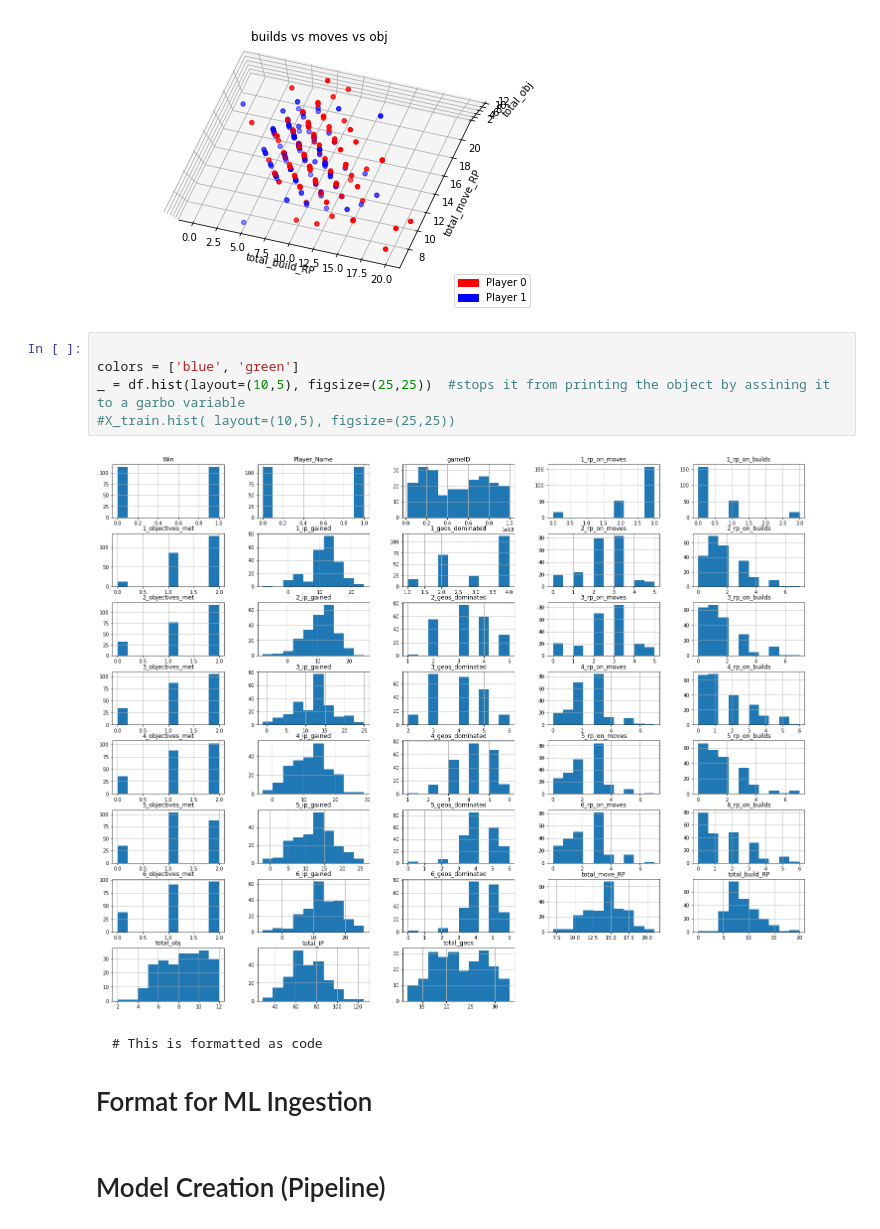
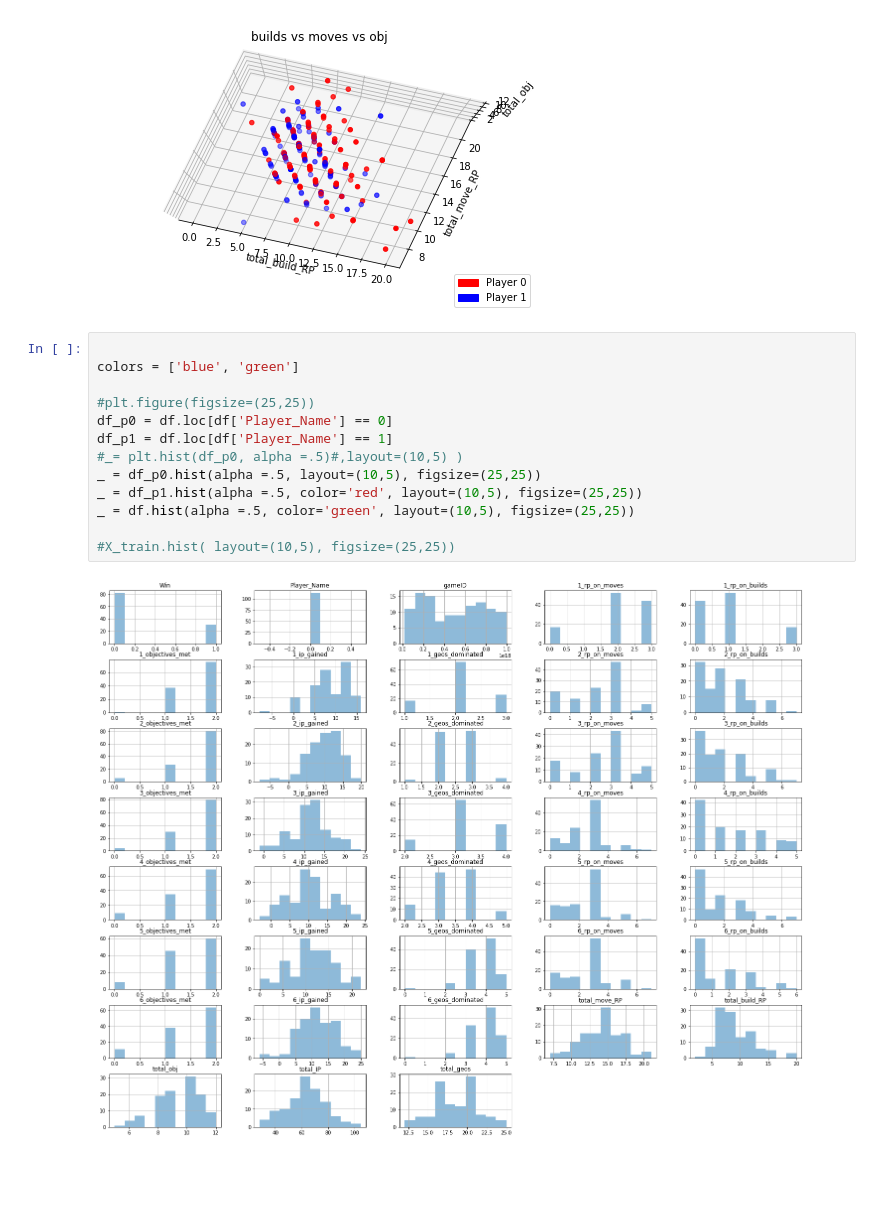
Before and after one commit to Tkokotaj/Test, a Jupyter notebook: 623Project.ipynb, the cells around one changed output. Cells and saved outputs as stored; diff of their text form; blank space fills up the shorter version.

````diff
--- a/623Project.ipynb
+++ b/623Project.ipynb
@@ -135,20 +158,18 @@ for i in range(0, 360, (int(360/numAngles))):
 [figure]
 288
 [figure]
-# %%
-
-colors = ['blue', 'green']
-_ = df.hist(layout=(10,5), figsize=(25,25))  #stops it from printing the object by assining it to a garbo variable
-#X_train.hist( layout=(10,5), figsize=(25,25))
-# %% [output]
-[figure, removed]
-# %% [markdown]
-
-
-```
-# This is formatted as code
-```
-
-# Format for ML Ingestion
-# %% [markdown]
-# Model Creation (Pipeline)
+# %%
+
+colors = ['blue', 'green']
+
+#plt.figure(figsize=(25,25))
+df_p0 = df.loc[df['Player_Name'] == 0]
+df_p1 = df.loc[df['Player_Name'] == 1]
+#_= plt.hist(df_p0, alpha =.5)#,layout=(10,5) )
+_ = df_p0.hist(alpha =.5, layout=(10,5), figsize=(25,25))
+_ = df_p1.hist(alpha =.5, color='red', layout=(10,5), figsize=(25,25))
+_ = df.hist(alpha =.5, color='green', layout=(10,5), figsize=(25,25))
+
+#X_train.hist( layout=(10,5), figsize=(25,25))
+# %% [output]
+[figure, added]
````
Also changed, not shown: parts of 19 cells of this notebook.
